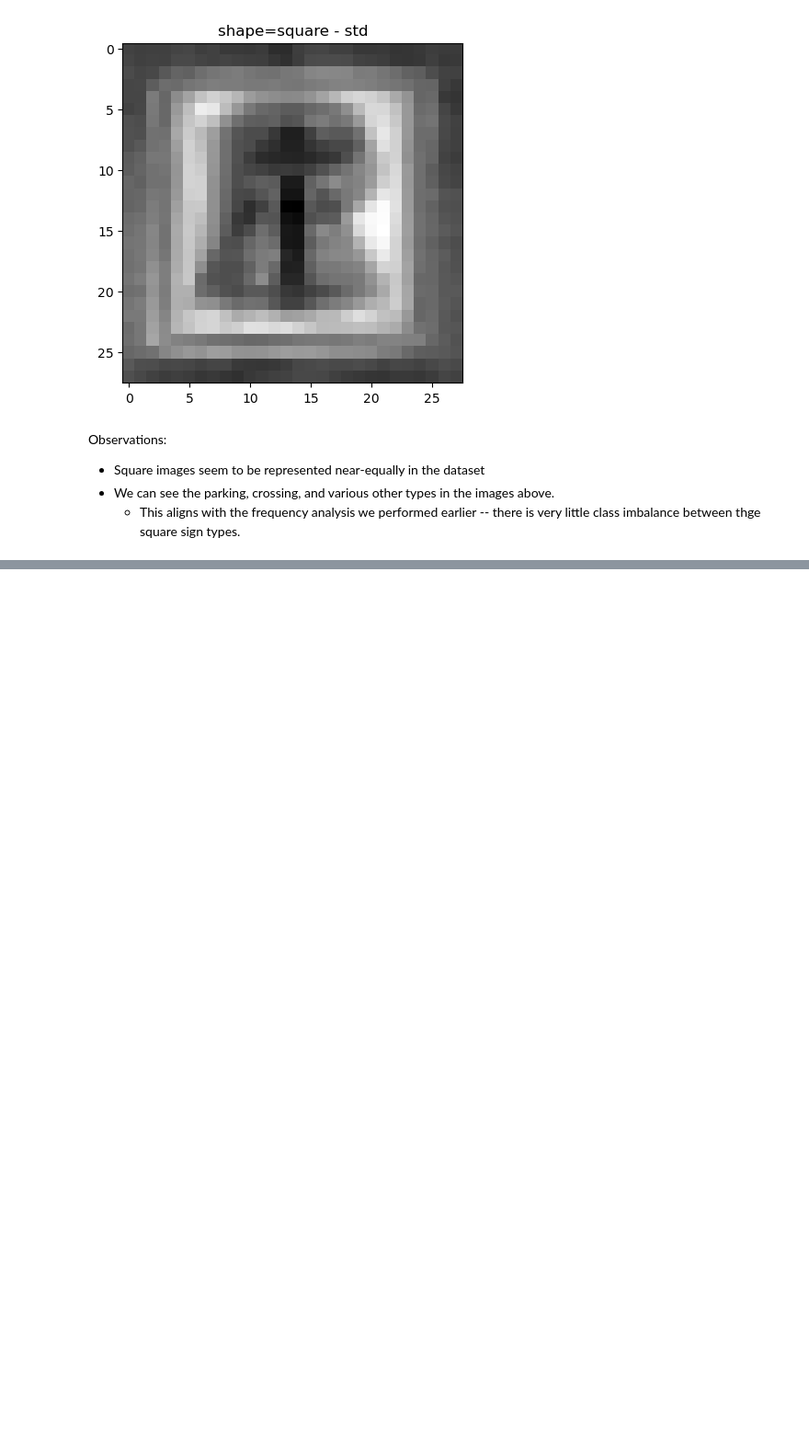
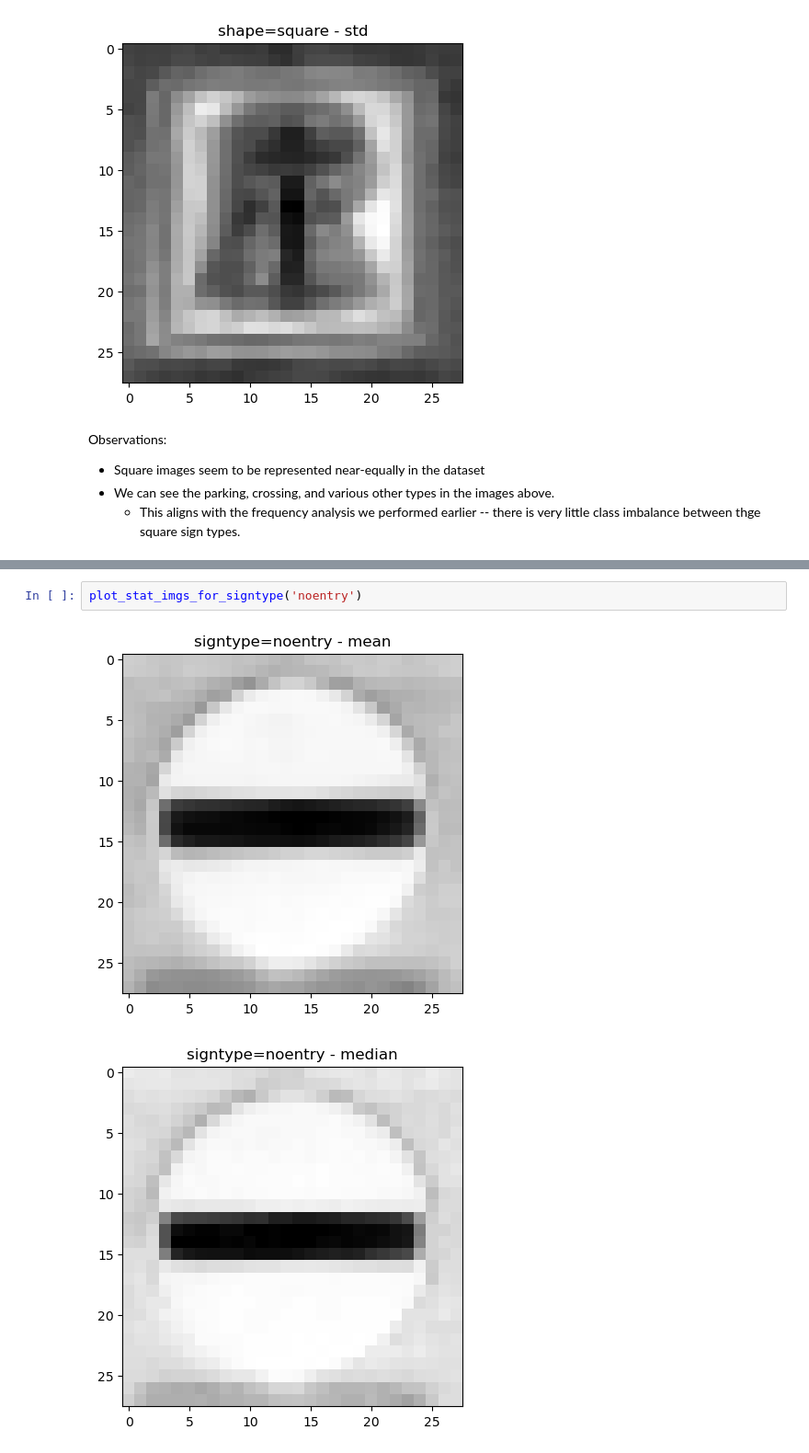
Before and after one commit to ItsThatBlackKid/ml-a2, a Jupyter notebook: s3788996.ipynb, the cells around one changed output, grey strips where cells are left out. Shown at 92% size. Drawn from its saved outputs; the diff is of its cells as text; blank space fills up the shorter version.

```diff
--- a/s3788996.ipynb
+++ b/s3788996.ipynb
@@ -586,0 +652,5 @@ Observations:
+# %%
+plot_stat_imgs_for_signtype('noentry')
+# %% [output]
+[figure, added]
+[figure, added]
```
Also changed, not shown: parts of 45 cells of this notebook.
